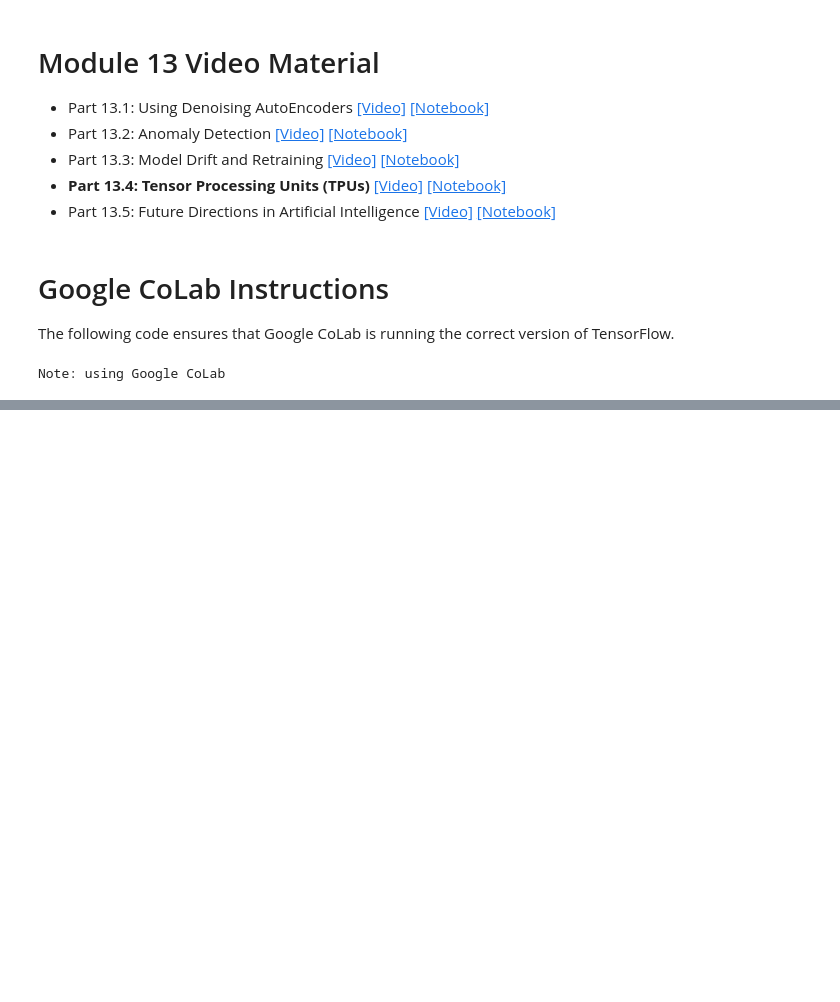
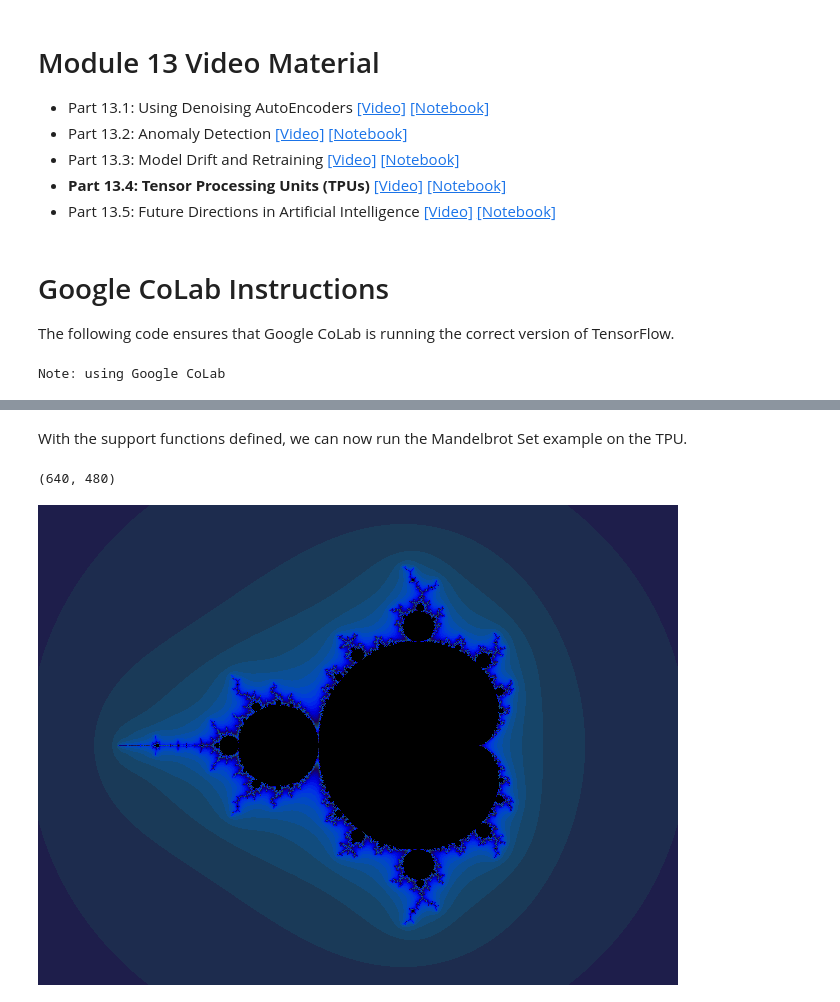
Before and after one commit to jeffheaton/app_deep_learning, a Jupyter notebook: t81_558_class_13_4_tpu.ipynb, the cells around one changed output, grey strips where cells are left out. Cells and saved outputs as stored; diff of their text form; code cells hidden in the pictures; blank space fills up the shorter version.

```diff
--- a/t81_558_class_13_4_tpu.ipynb
+++ b/t81_558_class_13_4_tpu.ipynb
@@ -225,0 +78,4 @@ If you do receive this error, it is likely because you are missing proper authen
+# %%
+# Creates a random tensor on xla:1 (a Cloud TPU core)
+device = xm.xla_device()
+print(f"Device: {device}")
@@ -225,0 +216,29 @@ If you do receive this error, it is likely because you are missing proper authen
+# %% [markdown]
+With the support functions defined, we can now run the Mandelbrot Set example on the TPU.
+# %%
+import os
+
+# Pytorch does not currently support complex numbers on MPS
+temp_device = device
+if device == "mps":
+    device = "cpu"
+
+counts = mandelbrot(
+    # render_size=(1920,1080), # HD
+    render_size=(640, 480),
+    center=(-0.5, 0),
+    zoom=4,
+    cycles=200,
+)
+
+img = render(counts)
+print(img.size)
+
+# restore device
+device = temp_device
+
+# display image
+img
+# %% [output]
+(640, 480)
+[figure, added]
```
Also changed, not shown: parts of 23 cells of this notebook.
